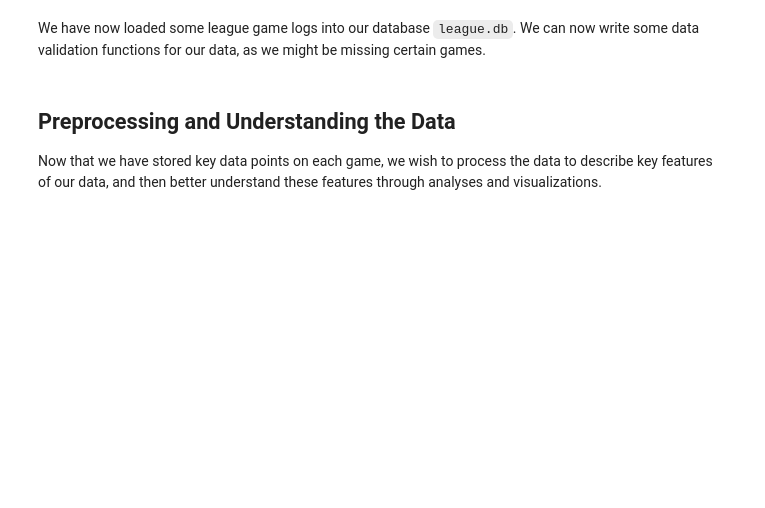
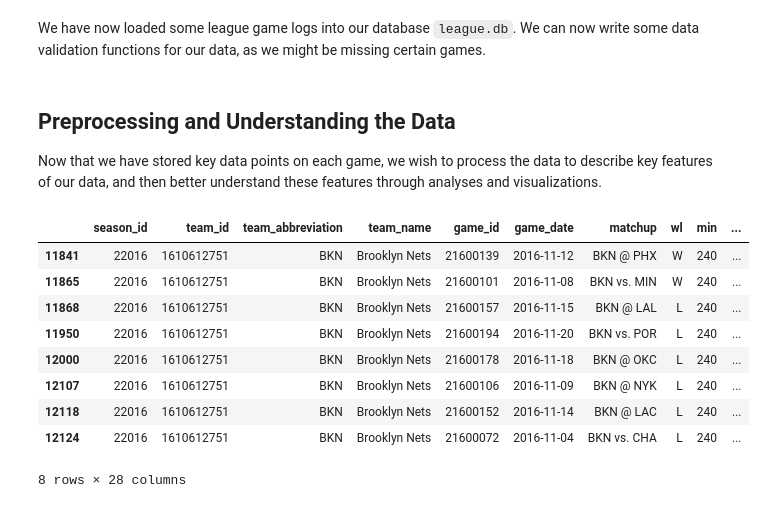
Before and after one commit to nivekgnay/nba-prediction-models, a Jupyter notebook: kevin.ipynb, the cells around one changed output. Cells and saved outputs as stored; diff of their text form; code cells hidden in the pictures; blank space fills up the shorter version.

Commit message:
Added db of games not played

```diff
--- a/kevin.ipynb
+++ b/kevin.ipynb
@@ -69,11 +75,11 @@ def convert_to_df(header, log_list):
     return df
 
 # jeremy lin
-# player_id = 202391
-# season = "2016-17"
+player_id = 202391
+season = "2016-17"
 
-# (header, plog_list) = get_player_gamelogs(player_id, season)
+(header, plog_list) = get_player_gamelogs(player_id, season)
 
-# player_df = convert_to_dataframe(header, plog_list)
+player_df = convert_to_df(header, plog_list)
 
-# print player_df.head()
+print player_df.head()
@@ -321,3 +356,44 @@ validate_data(df)
 # %% [markdown]
 ## Preprocessing and Understanding the Data
 Now that we have stored key data points on each game, we wish to process the data to describe key features of our data, and then better understand these features through analyses and visualizations.
+# %%
+def get_player_missedGames(player_id,team, yr, game_log,season):
+    """ Given a player id (int or string) and a season (string, ex: 2016-17), returns a (header, log_list) where the
+        header represents a key describing the format of a log in log list
+    Input:
+        player_id (int or string): player ID number
+        team (int): team_id number
+        yr (str): season string, ex: 2016-17
+        game_log (pd.DataFrame): Game_log
+        season (str): season_id
+    Output:
+        (DataFrame): a DataFrame of all games missed by a particular player in a particular season
+    """
+    games_missed = pd.DataFrame(columns=('game_id',"team"))
+
+    (header, plog_list) = get_player_gamelogs(player_id, yr)
+    player_df = convert_to_df(header, plog_list)
+    df = game_log.loc[game_log['season_id'] == season]
+    df = df.loc[df['team_id'] == team]
+    #now have dataframe of all games for a particular team in a particular season
+    i = 0
+    for index, row in df.iterrows():
+        game = row['game_id']
+        if game in list(player_df.ix[:,2].astype(int)): # he did play in this game
+            df = df[df.game_id != game]
+
+    return df
+
+## example jeremy lin
+get_player_missedGames(202391,1610612751,"2016-17",df,"22016")
+# %% [output]
+|  | season_id | team_id | team_abbreviation | team_name | game_id | game_date | matchup | wl | min | ... |
+| 11841 | 22016 | 1610612751 | BKN | Brooklyn Nets | 21600139 | 2016-11-12 | BKN @ PHX | W | 240 | ... |
+| 11865 | 22016 | 1610612751 | BKN | Brooklyn Nets | 21600101 | 2016-11-08 | BKN vs. MIN | W | 240 | ... |
+| 11868 | 22016 | 1610612751 | BKN | Brooklyn Nets | 21600157 | 2016-11-15 | BKN @ LAL | L | 240 | ... |
+| 11950 | 22016 | 1610612751 | BKN | Brooklyn Nets | 21600194 | 2016-11-20 | BKN vs. POR | L | 240 | ... |
+| 12000 | 22016 | 1610612751 | BKN | Brooklyn Nets | 21600178 | 2016-11-18 | BKN @ OKC | L | 240 | ... |
+| 12107 | 22016 | 1610612751 | BKN | Brooklyn Nets | 21600106 | 2016-11-09 | BKN @ NYK | L | 240 | ... |
+| 12118 | 22016 | 1610612751 | BKN | Brooklyn Nets | 21600152 | 2016-11-14 | BKN @ LAC | L | 240 | ... |
+| 12124 | 22016 | 1610612751 | BKN | Brooklyn Nets | 21600072 | 2016-11-04 | BKN vs. CHA | L | 240 | ... |
+8 rows × 28 columns
```
Also changed, not shown: parts of 3 cells of this notebook, 2 other files.
